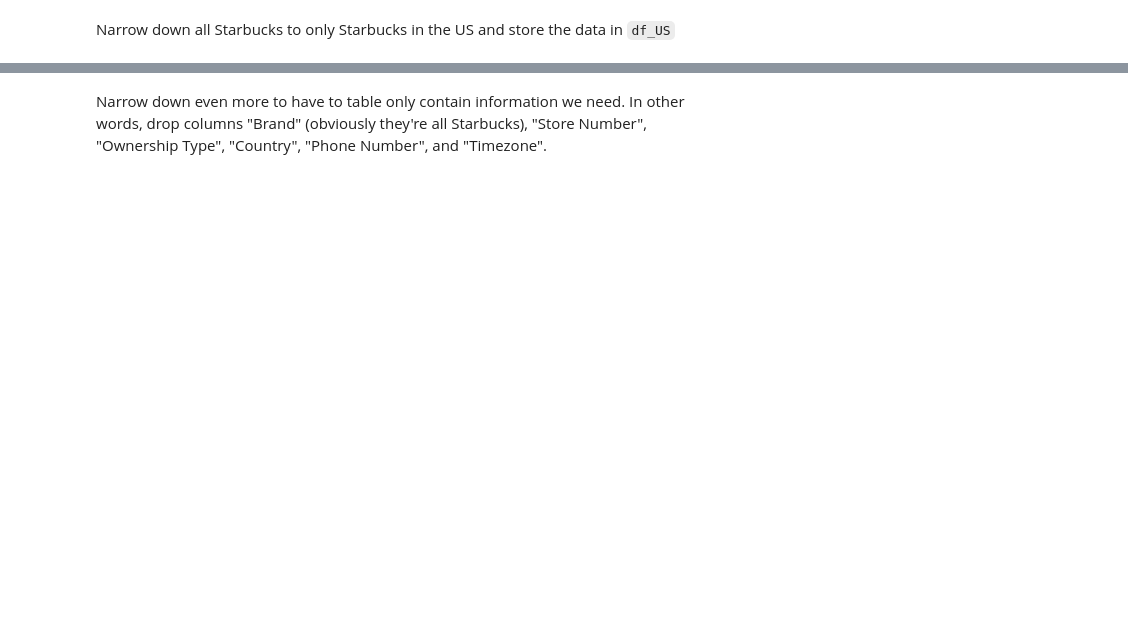
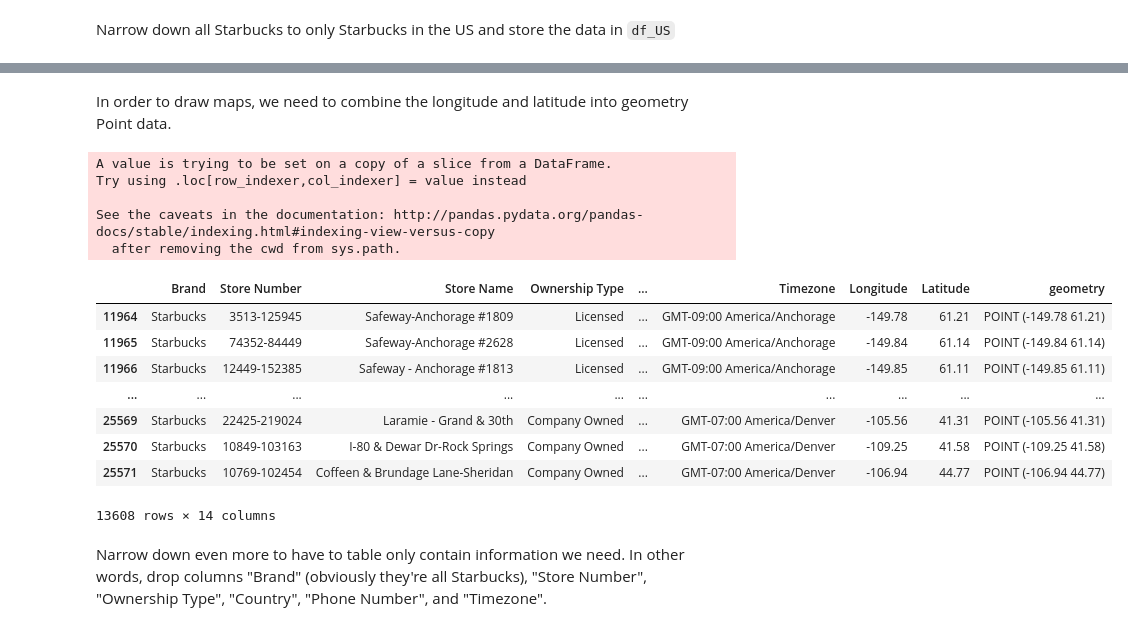
Before and after one commit to reveloff-ucsd/COGS108_44, a Jupyter notebook: FinalProject.ipynb, the cells around one changed output, grey strips where cells are left out. Cells and saved outputs as stored; diff of their text form; code cells hidden in the pictures; blank space fills up the shorter version.

```diff
--- a/FinalProject.ipynb
+++ b/FinalProject.ipynb
@@ -111,3 +166,26 @@ df_US.columns
+# %% [markdown]
+In order to draw maps, we need to combine the longitude and latitude into geometry Point data.
+# %%
+geometry=pd.Series()
+for i in df_US.index:
+    geometry.loc[i]=shapely.geometry.Point((df_US.loc[i,'Longitude'],df_US.loc[i,'Latitude']))
+df_US['geometry']=geometry
+df_US
+# %% [output]
+A value is trying to be set on a copy of a slice from a DataFrame.
+Try using .loc[row_indexer,col_indexer] = value instead
+
+See the caveats in the documentation: http://pandas.pydata.org/pandas-docs/stable/indexing.html#indexing-view-versus-copy
+  after removing the cwd from sys.path.
+|  | Brand | Store Number | Store Name | Ownership Type | ... | Timezone | Longitude | Latitude | geometry |
+| 11964 | Starbucks | 3513-125945 | Safeway-Anchorage #1809 | Licensed | ... | GMT-09:00 America/Anchorage | -149.78 | 61.21 | POINT (-149.78 61.21) |
+| 11965 | Starbucks | 74352-84449 | Safeway-Anchorage #2628 | Licensed | ... | GMT-09:00 America/Anchorage | -149.84 | 61.14 | POINT (-149.84 61.14) |
+| 11966 | Starbucks | 12449-152385 | Safeway - Anchorage #1813 | Licensed | ... | GMT-09:00 America/Anchorage | -149.85 | 61.11 | POINT (-149.85 61.11) |
+| ... | ... | ... | ... | ... | ... | ... | ... | ... | ... |
+| 25569 | Starbucks | 22425-219024 | Laramie - Grand & 30th | Company Owned | ... | GMT-07:00 America/Denver | -105.56 | 41.31 | POINT (-105.56 41.31) |
+| 25570 | Starbucks | 10849-103163 | I-80 & Dewar Dr-Rock Springs | Company Owned | ... | GMT-07:00 America/Denver | -109.25 | 41.58 | POINT (-109.25 41.58) |
+| 25571 | Starbucks | 10769-102454 | Coffeen & Brundage Lane-Sheridan | Company Owned | ... | GMT-07:00 America/Denver | -106.94 | 44.77 | POINT (-106.94 44.77) |
+13608 rows × 14 columns
 # %% [markdown]
 Narrow down even more to have to table only contain information we need. In other words, drop columns "Brand" (obviously they're all Starbucks), "Store Number", "Ownership Type", "Country", "Phone Number", and "Timezone".
 # %%
```
Also changed, not shown: parts of 34 cells of this notebook.
